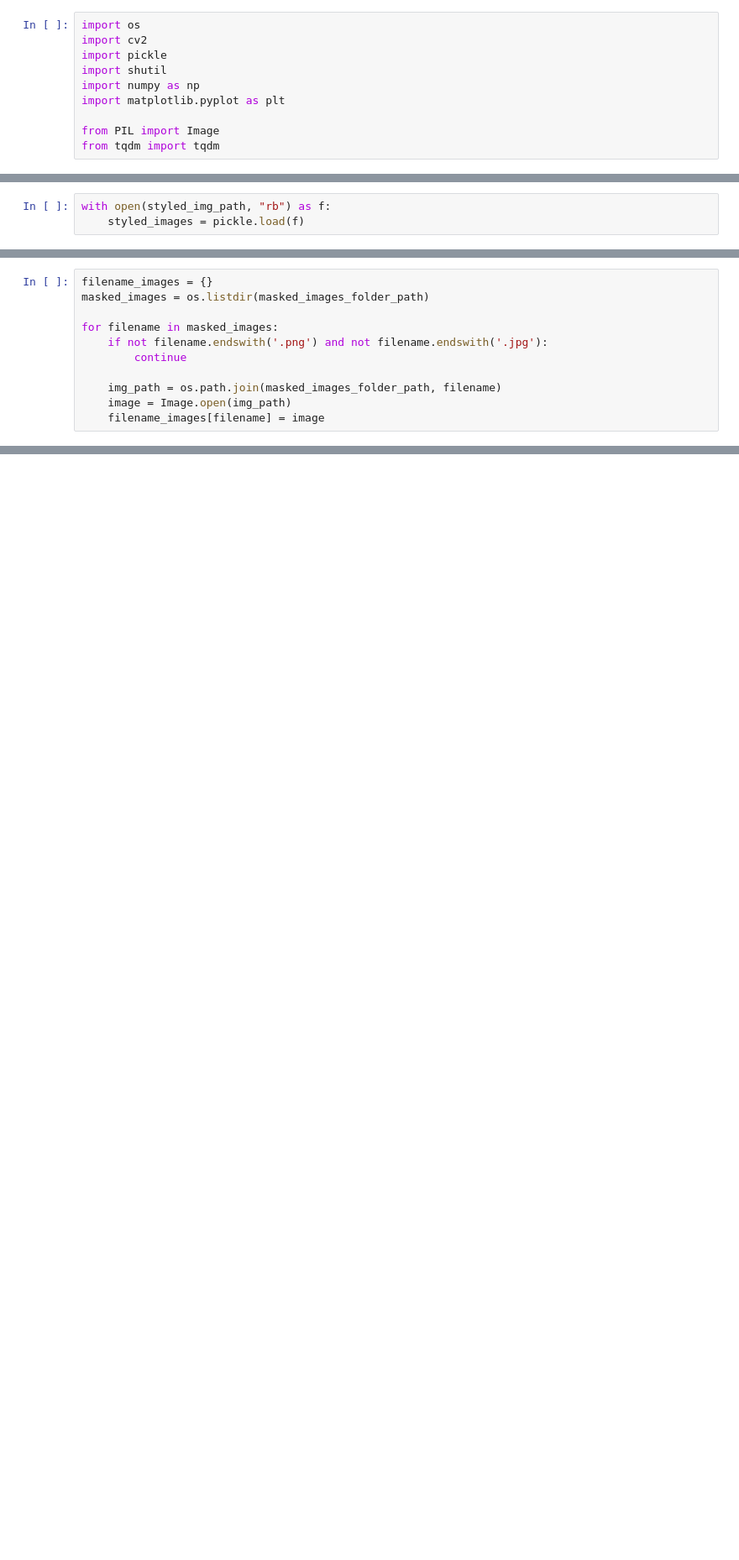
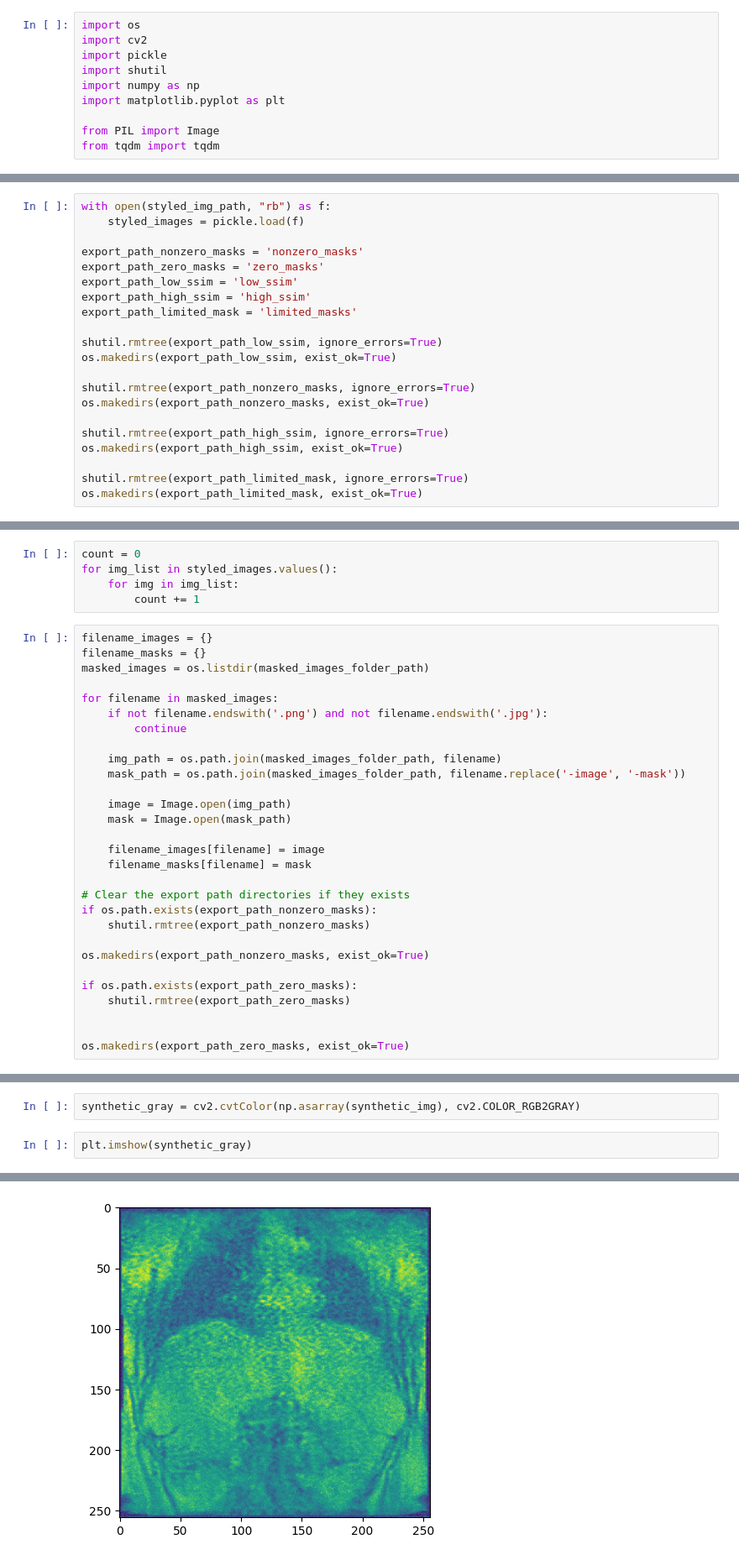
Before and after one commit to miguelaenlle/diffuse-gen, a Jupyter notebook: testing_notebooks/check_masks_nonzero.ipynb, the cells around one changed output, grey strips where cells are left out. Shown at 84% size. Saved outputs shown, nothing was run; the diff lists cells and outputs as text; blank space fills up the shorter version.

```diff
--- a/testing_notebooks/check_masks_nonzero.ipynb
+++ b/testing_notebooks/check_masks_nonzero.ipynb
@@ -25,3 +76,21 @@ shape = (256, 256)
 # %%
 with open(styled_img_path, "rb") as f:
     styled_images = pickle.load(f)
+
+export_path_nonzero_masks = 'nonzero_masks'
+export_path_zero_masks = 'zero_masks'
+export_path_low_ssim = 'low_ssim'
+export_path_high_ssim = 'high_ssim'
+export_path_limited_mask = 'limited_masks'
+
+shutil.rmtree(export_path_low_ssim, ignore_errors=True)
+os.makedirs(export_path_low_ssim, exist_ok=True)
+
+shutil.rmtree(export_path_nonzero_masks, ignore_errors=True)
+os.makedirs(export_path_nonzero_masks, exist_ok=True)
+
+shutil.rmtree(export_path_high_ssim, ignore_errors=True)
+os.makedirs(export_path_high_ssim, exist_ok=True)
+
+shutil.rmtree(export_path_limited_mask, ignore_errors=True)
+os.makedirs(export_path_limited_mask, exist_ok=True)
@@ -31,5 +97,11 @@ export_path_zero_masks = 'zero_masks'
+# %%
+count = 0
+for img_list in styled_images.values():
+    for img in img_list:
+        count += 1
 # %%
 filename_images = {}
+filename_masks = {}
 masked_images = os.listdir(masked_images_folder_path)
 
 for filename in masked_images:
@@ -37,5 +109,22 @@ for filename in masked_images:
         continue
 
     img_path = os.path.join(masked_images_folder_path, filename)
+    mask_path = os.path.join(masked_images_folder_path, filename.replace('-image', '-mask'))
+
     image = Image.open(img_path)
+    mask = Image.open(mask_path)
+
     filename_images[filename] = image
+    filename_masks[filename] = mask
+
+# Clear the export path directories if they exists
+if os.path.exists(export_path_nonzero_masks):
+    shutil.rmtree(export_path_nonzero_masks)
+
+os.makedirs(export_path_nonzero_masks, exist_ok=True)
+
+if os.path.exists(export_path_zero_masks):
+    shutil.rmtree(export_path_zero_masks)
+
+
+os.makedirs(export_path_zero_masks, exist_ok=True)
@@ -121,0 +442,5 @@ np.uint8(255)
+# %%
+synthetic_gray = cv2.cvtColor(np.asarray(synthetic_img), cv2.COLOR_RGB2GRAY)
+# %%
+plt.imshow(synthetic_gray)
+# %% [output]
@@ -121,0 +448 @@ np.uint8(255)
+[figure, added]
```
Also changed, not shown: parts of 21 cells of this notebook, 4 other files.
